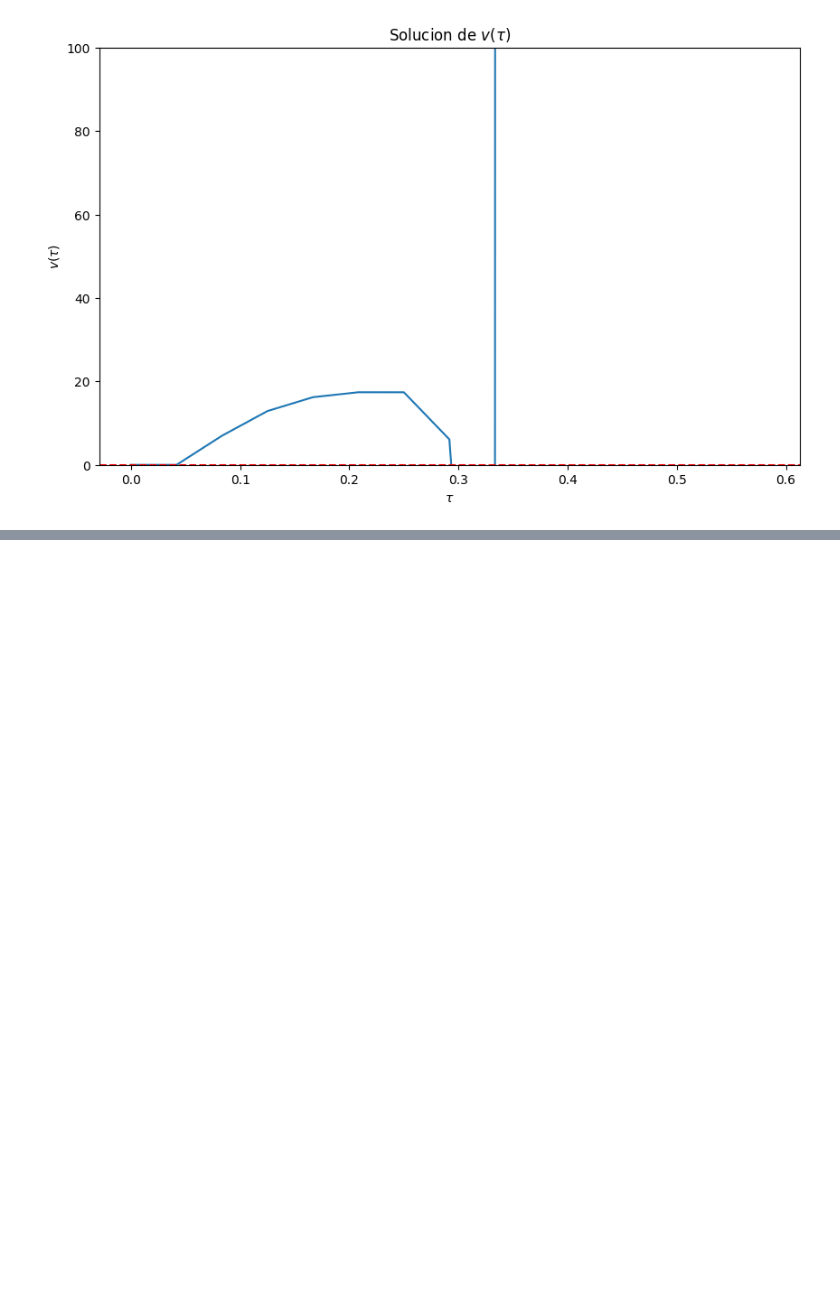
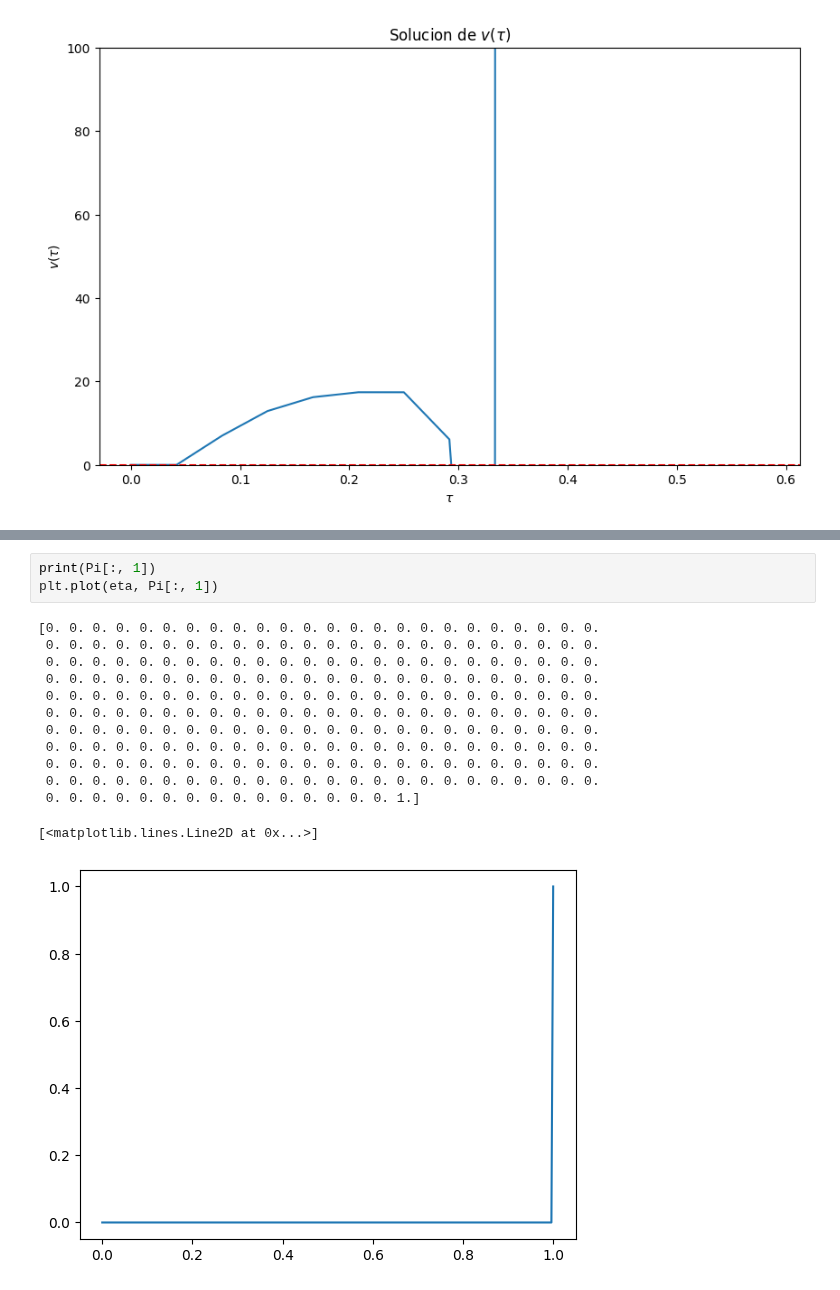
Before and after one commit to angelgvillatoro/bullville_M1, a Jupyter notebook: tfm/pruebas.ipynb, the cells around one changed output, grey strips where cells are left out. Saved outputs shown, nothing was run; the diff lists cells and outputs as text; blank space fills up the shorter version.

```diff
--- a/tfm/pruebas.ipynb
+++ b/tfm/pruebas.ipynb
@@ -111,0 +210,17 @@ array([ 0.00000000e+00,  1.84171929e-03,  1.74573887e+01,  1.81507584e+01,
+# %%
+print(Pi[:, 1])
+plt.plot(eta, Pi[:, 1])
+# %% [output]
+[0. 0. 0. 0. 0. 0. 0. 0. 0. 0. 0. 0. 0. 0. 0. 0. 0. 0. 0. 0. 0. 0. 0. 0.
+ 0. 0. 0. 0. 0. 0. 0. 0. 0. 0. 0. 0. 0. 0. 0. 0. 0. 0. 0. 0. 0. 0. 0. 0.
+ 0. 0. 0. 0. 0. 0. 0. 0. 0. 0. 0. 0. 0. 0. 0. 0. 0. 0. 0. 0. 0. 0. 0. 0.
+ 0. 0. 0. 0. 0. 0. 0. 0. 0. 0. 0. 0. 0. 0. 0. 0. 0. 0. 0. 0. 0. 0. 0. 0.
+ 0. 0. 0. 0. 0. 0. 0. 0. 0. 0. 0. 0. 0. 0. 0. 0. 0. 0. 0. 0. 0. 0. 0. 0.
+ 0. 0. 0. 0. 0. 0. 0. 0. 0. 0. 0. 0. 0. 0. 0. 0. 0. 0. 0. 0. 0. 0. 0. 0.
+ 0. 0. 0. 0. 0. 0. 0. 0. 0. 0. 0. 0. 0. 0. 0. 0. 0. 0. 0. 0. 0. 0. 0. 0.
+ 0. 0. 0. 0. 0. 0. 0. 0. 0. 0. 0. 0. 0. 0. 0. 0. 0. 0. 0. 0. 0. 0. 0. 0.
+ 0. 0. 0. 0. 0. 0. 0. 0. 0. 0. 0. 0. 0. 0. 0. 0. 0. 0. 0. 0. 0. 0. 0. 0.
+ 0. 0. 0. 0. 0. 0. 0. 0. 0. 0. 0. 0. 0. 0. 0. 0. 0. 0. 0. 0. 0. 0. 0. 0.
+ 0. 0. 0. 0. 0. 0. 0. 0. 0. 0. 0. 0. 0. 0. 0. 1.]
+[<matplotlib.lines.Line2D at 0x...>]
+[figure, added]
```
Also changed, not shown: parts of 5 cells of this notebook, 1 other file.
